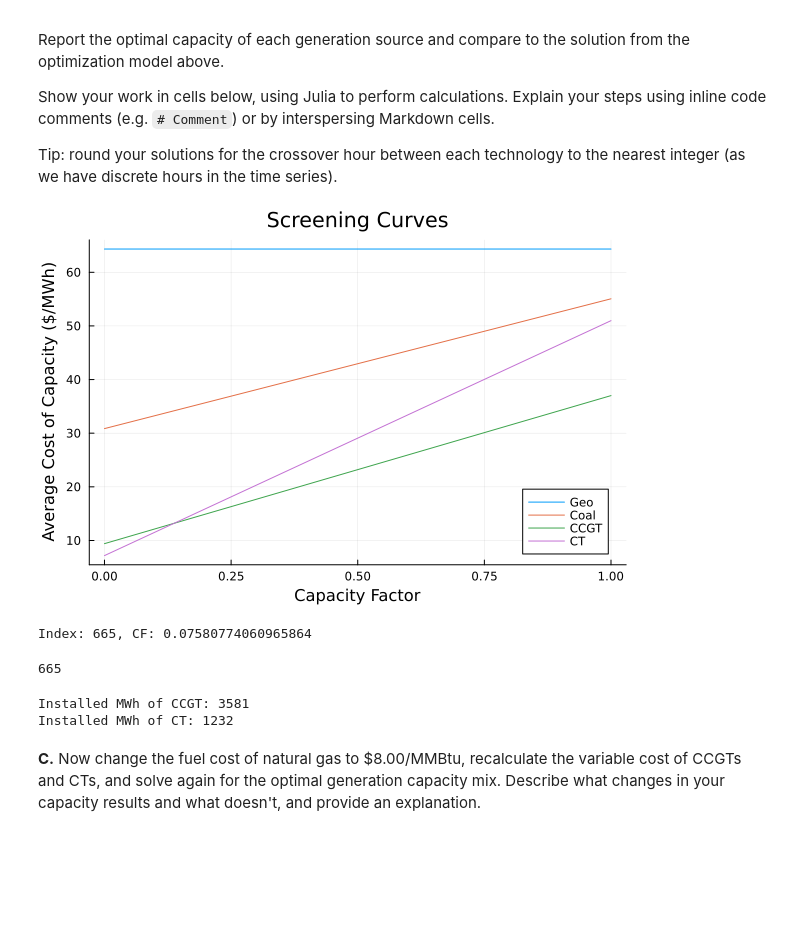
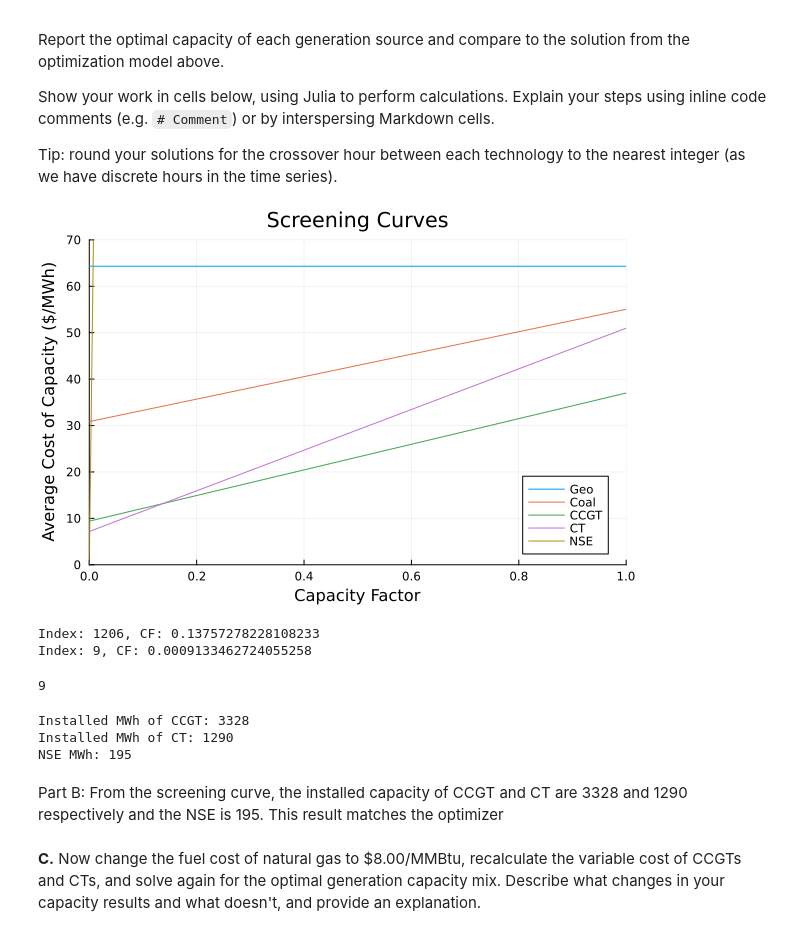
Before and after one commit to Mayah-C/power-systems-optimization, a Jupyter notebook: Homeworks/Homework-02.ipynb, the cells around one changed output. Drawn from its saved outputs; the diff is of its cells as text; code cells hidden in the pictures; blank space fills up the shorter version.

```diff
--- a/Homeworks/Homework-02.ipynb
+++ b/Homeworks/Homework-02.ipynb
@@ -170,25 +172,33 @@ Tip: round your solutions for the crossover hour between each technology to the
 # %%
 # solve analytically using screening curve
 
 # calculate the screening curve for each generator
 cf = range(0,1,length=8760)
-plot()  # Initialize an empty plot
+plot()  # initialize an empty plot
 
+# loop through each generator and calculate the screening curve, then plot it
 for g in G
     fixed_cost = generators[generators.G.==g,:FixedCost][1] # rescale fixed cost
     fixed_cost_normalized = (fixed_cost) ./ 8760  # rescale fixed cost to $/MWh
     var_cost = generators[generators.G.==g,:VarCost][1] # already in $/MWh
     screening_curve = var_cost .* cf .+ fixed_cost_normalized # $/MWh
     plot!(cf, screening_curve, label=string(g))
 end
 
+# add NSE to the screening curve plot
+
+screening_NSE = NSECost .* cf
+plot!(cf, screening_NSE, label="NSE")
+
+xlims!(0,1)
+ylims!(0,70)
 title!("Screening Curves")
 xaxis!("Capacity Factor")
 yaxis!("Average Cost of Capacity (\$/MWh)")
 # %% [output]
-[figure, old version]
+[figure, new version]
 # %%
-# now I know that the CT and CCGT are the most price efficient
+# now I know that the NSE, CT and CCGT are the most price efficient
 
 # collect the values of the screening curve over the range of CF for CT
 fixed_cost_CCGT = generators[generators.G.=="CCGT",:FixedCost][1]
@@ -200,7 +210,9 @@ fixed_cost_CT = generators[generators.G.=="CT",:FixedCost][1]
 var_cost_CT = generators[generators.G.=="CT",:VarCost][1]
 screening_CT = var_cost_CT .* cf .+ fixed_cost_CT ./ 8760
 
+#First intersection of the screening curves is where CT becomes more expensive than CCGT, so we want to find the first index where CT > CCGT
 # find the first index and CF where CT > CCGT
+idx = 0
 for i in 1:length(cf)
     if screening_CT[i] > screening_CCGT[i]
         println("Index: $i, CF: $(cf[i])")
@@ -208,18 +220,38 @@ for i in 1:length(cf)
         break
     end
 end
+
+# second intersection of the screening curves is where NSE becomes more efficient than CT, so we want to find the first index where NSE < CT
+# find the first index and CF where NSE < CT
+idx2 = 0
+for i in 1:length(cf)
+    if screening_CT[i] < screening_NSE[i]
+        println("Index: $i, CF: $(cf[i])")
+        return idx2 = i
+        break
+    end
+end
 # %% [output]
-Index: 665, CF: 0.07580774060965864
+Index: 1206, CF: 0.13757278228108233
+Index: 9, CF: 0.0009133462724055258
-665
+9
 # %%
 load_duration_curve= sort(demand.Demand, rev=true)
-installed_MWh_CCGT = load_duration_curve[idx] # this is the load at the intersection of the screening curves
-installed_MWh_CT = maximum(demand.Demand) - installed_MWh_CCGT
+
+installed_MWh_CCGT = load_duration_curve[idx-1] # this is the load at the intersection of the screening curves
+installed_MWh_CT = load_duration_curve[idx2-1] - installed_MWh_CCGT# this is the load at the intersection of the screening curves
+NSE_MWh = maximum(load_duration_curve) - installed_MWh_CT - installed_MWh_CCGT  # this is the load at the intersection of the screening curves
+
 println("Installed MWh of CCGT: $installed_MWh_CCGT")
 println("Installed MWh of CT: $installed_MWh_CT")
+println("NSE MWh: $NSE_MWh")
 # %% [output]
-Installed MWh of CCGT: 3581
-Installed MWh of CT: 1232
+Installed MWh of CCGT: 3328
+Installed MWh of CT: 1290
+NSE MWh: 195
+# %% [markdown]
+Part B:
+From the screening curve, the installed capacity of CCGT and CT are 3328 and 1290 respectively and the NSE is 195. This result matches the optimizer
 # %% [markdown]
 **C.** Now change the fuel cost of natural gas to \$8.00/MMBtu, recalculate the variable cost of CCGTs and CTs, and solve again for the optimal generation capacity mix. Describe what changes in your capacity results and what doesn't, and provide an explanation.
 # %%
```
Also changed, not shown: parts of 20 cells of this notebook, 5 other files.
